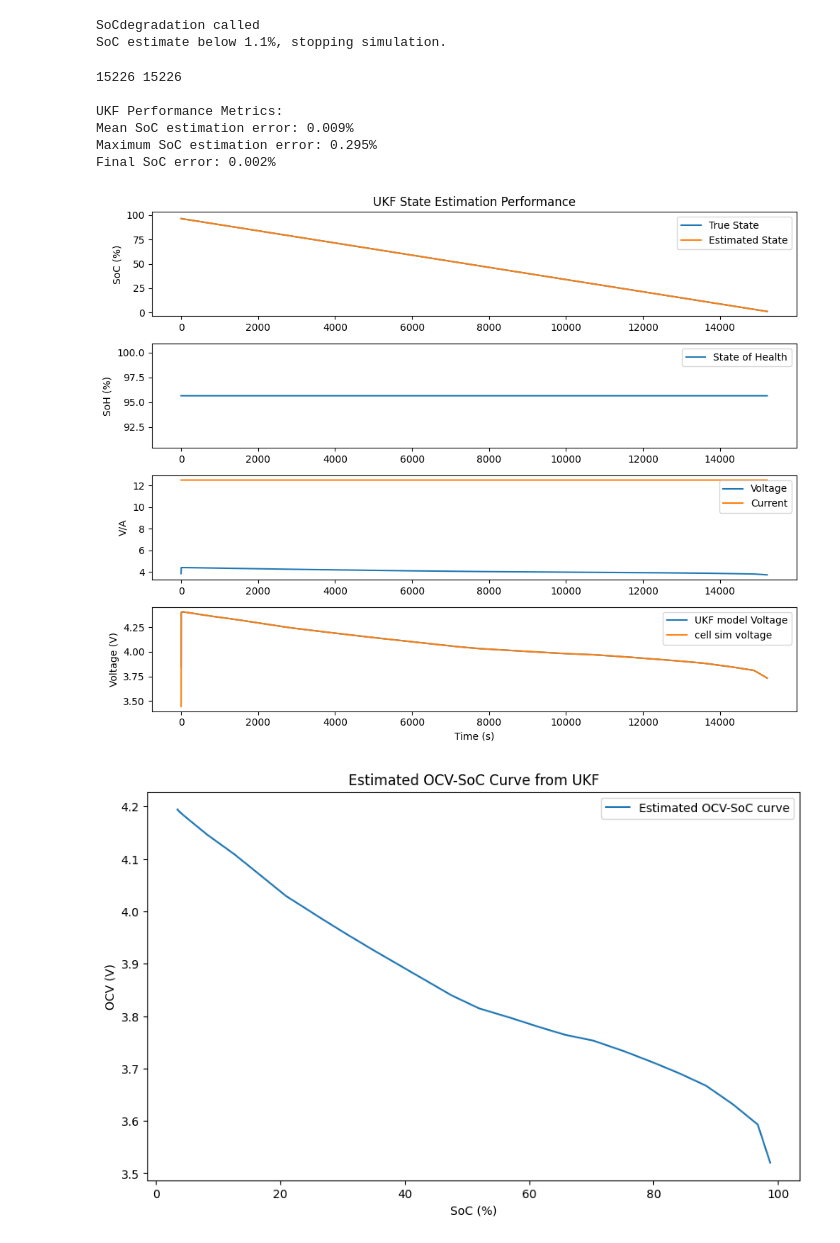
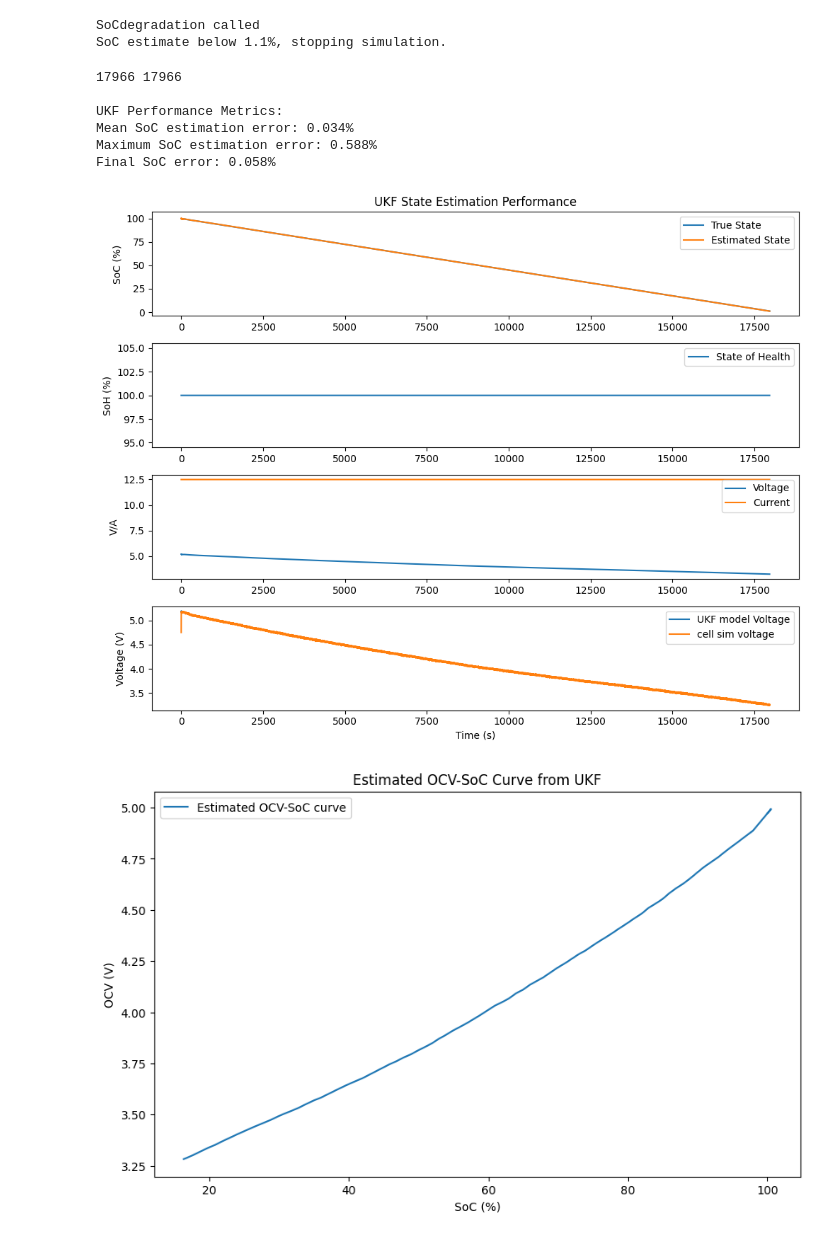
Before and after one commit to ShivamBhadani/CellModelling, a Jupyter notebook: pythonModel/cellUKF.ipynb, the cells around one changed output. Drawn from its saved outputs; the diff is of its cells as text; code cells hidden in the pictures.

```diff
--- a/pythonModel/cellUKF.ipynb
+++ b/pythonModel/cellUKF.ipynb
@@ -95,18 +95,19 @@ R0=0.015 # Internal resistance [Ohm]
 RZlist=[[1e-3,10,0],[1.5e-3,1e4,0]]
 dt=1
 time=0
-ocv_table="Sample_OCV_DoD.csv"
+# ocv_table="Sample_OCV_DoD.csv"
+ocv_table="Sample_OCV_SoC_1.0pct_10deg.csv"
 cesr=ce(R0,RZlist)
 ocv_lookup=lte(ocv_table)
 curr=12.49 # disCharging current [A]
-corner="mc"
+corner="nominal"
 # Recreate battery cell with reloaded module
 battery=cell.Cell(chemID="Li-ion", R0=R0, RZlist=RZlist,corner=corner,seed=42)
 battery.current=[curr]
 # battery.SoC=[50]
 # battery.SoH=[100]
 battery.ocv=[battery.ocvEstimator.estimateOCV(battery.SoC[-1],25)]
-battery.esr=[battery.cellESR.calculateESR(battery.current[-1],dt)]
+# battery.esr=[battery.cellESR.calculateESR(battery.current[-1],dt)]
 battery.voltage=[battery.ocv[-1]-battery.current[-1]*battery.esr[-1]]
 
 print(f"Initial SoH: {battery.SoH[-1]}")
@@ -124,8 +137,8 @@ Wmx=np.array([0]) # Wmx0 = (h**2-Nxa) / (h**2) which is essentially 0 for Nxa=3,
 Wmx=np.append(Wmx,[inv_2h2]*(2*Nxa)) # Wmxi = 1/(2*h^2) for i=1,...,2*Nxa
 rtWmx=np.sqrt(Wmx)
 # %%
-SigmaW=0.0001*(1/1950)  # Process noise covariance
-SigmaV= 0.000001 # Measurement noise covariance
+SigmaW=1*(1/6)  # Process noise covariance
+SigmaV= 0.01 # Measurement noise covariance
 maxIter=3600*5 # 5 hours for testing
 xtrue=battery.SoC[-1] # True state
 xhat=battery.SoC[-1] # Estimated state
@@ -151,4 +164,5 @@ current_log=[curr]
 dSoC_log=np.zeros(maxIter)
 OCV_store=np.zeros(maxIter+1)
 OCV_store[0]=battery.ocv[-1]
+ytrue_store={"ytrue":np.zeros(maxIter+1)}
 # %% [output]
@@ -160,4 +174,5 @@ Actual SoC: 96.5%
 # %%
+ct=10
 for k in range(maxIter):
     if(xhat<=1.1):
         print("SoC estimate below 1.1%, stopping simulation.")
@@ -170,9 +185,9 @@ for k in range(maxIter):
     for i in range(Nxa):
         X[:,i+1]=xhata[:,0]+h*sSigmaxa[:,i]
         X[:,i+1+Nxa]=xhata[:,0]-h*sSigmaxa[:,i]
-    discharge=curr*dt # Discharge in As
+    discharge=(curr+X[1,:])*dt # Discharge in As
     dSoC=100*discharge/(3.6*battery.coulombEffeciency[-1]*battery.MaxCapacity*battery.SoH[-1]/100) # Change in SoC considering SoH
-    dSoC_log[k]=dSoC
+    dSoC_log[k]=np.mean(dSoC)
     Xx=X[0,:]-dSoC # Extract state sigma points
     # print(Xx)
     result=np.sum(Wmx*Xx) # Predicted state mean
@@ -186,14 +201,16 @@ for k in range(maxIter):
     xtrue=battery.SoC[-1] # True state
 
     ytrue=battery.voltage[-1]+v # Measurement
-    OCV=ocv_lookup.estimateOCV(100-Xx,25) # Measurement prediction
+    ytrue_store["ytrue"][k]=ytrue
+    OCV=ocv_lookup.estimateOCV(Xx,25) # Measurement prediction
 
     # print(OCV)
-    Y=OCV*battery.ocvSoH_gain()+curr*cesr.calculateESR(curr,dt)+X[2,:] # Measurement sigma points
-    # print(Y )
+    esrr=cesr.calculateESR(curr,dt)
+    Y=OCV*battery.ocvSoH_gain()+esrr*curr+X[2,:] # Measurement sigma points
+    # print(Y)
     # print(i*cesr.calculateESR(i,dt))
     yhat=np.sum(Wmx*Y) # Predicted measurement mean
-    OCV_store[k]=yhat-curr*cesr.calculateESR(curr,dt)
+    OCV_store[k]=yhat-curr*esrr
     voltage_log.append(yhat)
     Ys=(Y-yhat)*rtWmx # Predicted measurement covariance
     SigmaY=np.sum(Ys**2)
@@ -216,7 +233,11 @@ for k in range(maxIter):
     # if(battery.SoH[-1]<100):
     #    print(battery.SoH[-1],k)
     #    break
-
+    # if(ct):
+    #     ct-=1
+    #     print(esrr*curr)
+    # else:
+    #     break
 # print(xstore)
 # %% [output]
 SoCdegradation called
@@ -242,37 +263,46 @@ plt.legend()
 plt.ylabel('V/A')
 plt.subplot(4,1,4)
 plt.plot(time_log,voltage_log[0:len(time_log)],label='UKF model Voltage')
 # Fix length mismatch by using the minimum length
 min_len = min(len(time_log), len(battery.voltage))
 plt.plot(time_log[0:min_len],battery.voltage[0:min_len],label='cell sim voltage')
 plt.legend()
 plt.ylabel('Voltage (V)')
 plt.xlabel('Time (s)')
 
 # Calculate and display accuracy metrics
 soc_error = np.abs(np.array(xstore[0:len(time_log)]) - np.array(xhatstore[0:len(time_log)]))
 mean_error = np.mean(soc_error)
 max_error = np.max(soc_error)
 print(f"\nUKF Performance Metrics:")
 print(f"Mean SoC estimation error: {mean_error:.3f}%")
 print(f"Maximum SoC estimation error: {max_error:.3f}%")
 print(f"Final SoC error: {soc_error[-1]:.3f}%")
 
 plt.tight_layout()
 plt.show()
 plt.figure(figsize=(10,6))
-plt.plot(100-xhatstore[0:-2800],OCV_store[0:-2800],label='Estimated OCV-SoC curve')
+# plt.plot(100-xhatstore[0:-2800],OCV_store[0:-2800],label='Estimated OCV-SoC curve')
+plt.plot(xhatstore[0:-2800],OCV_store[0:-2800],label='Estimated OCV-SoC curve')
 plt.xlabel('SoC (%)')
 plt.ylabel('OCV (V)')
 plt.title('Estimated OCV-SoC Curve from UKF')
 plt.legend()
 plt.show()
+
+plt.figure(figsize=(10,6))
+plt.plot(dSoC_log[0:k],label='dSoC per time step')
+plt.xlabel('Time step')
+plt.ylabel('dSoC (%)')
+plt.title('Change in SoC per time step estimated by UKF')
+plt.legend()
+plt.show()
 # %% [output]
-15226 15226
+17966 17966
 
 UKF Performance Metrics:
-Mean SoC estimation error: 0.009%
-Maximum SoC estimation error: 0.295%
-Final SoC error: 0.002%
+Mean SoC estimation error: 0.034%
+Maximum SoC estimation error: 0.588%
+Final SoC error: 0.058%
-[figure, old version]
+[figure, new version]
-[figure, old version]
+[figure, new version]
```
Also changed, not shown: parts of 7 cells of this notebook, 13 other files.
